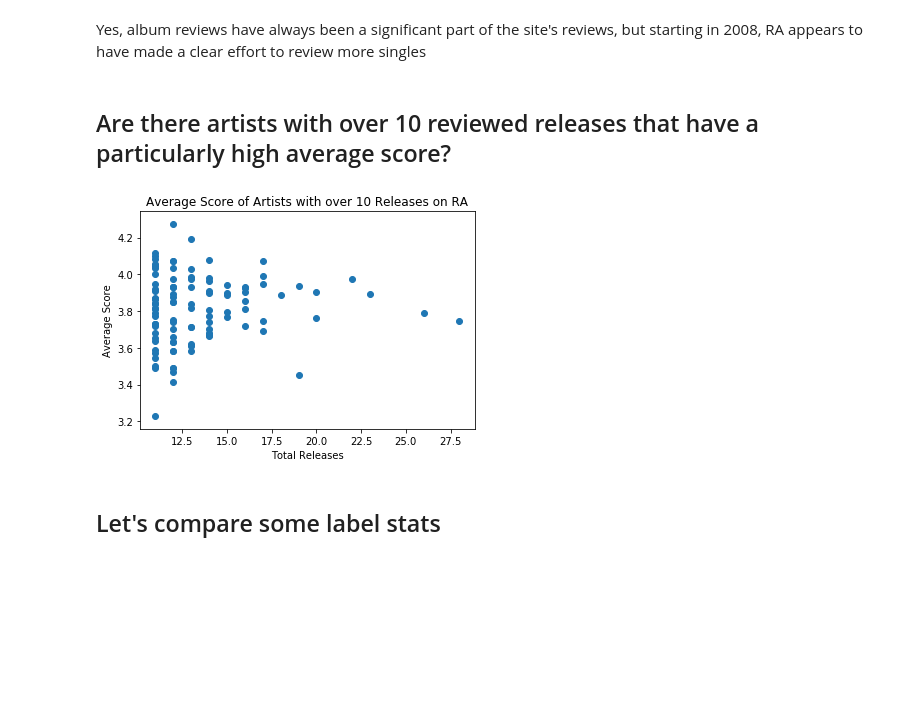
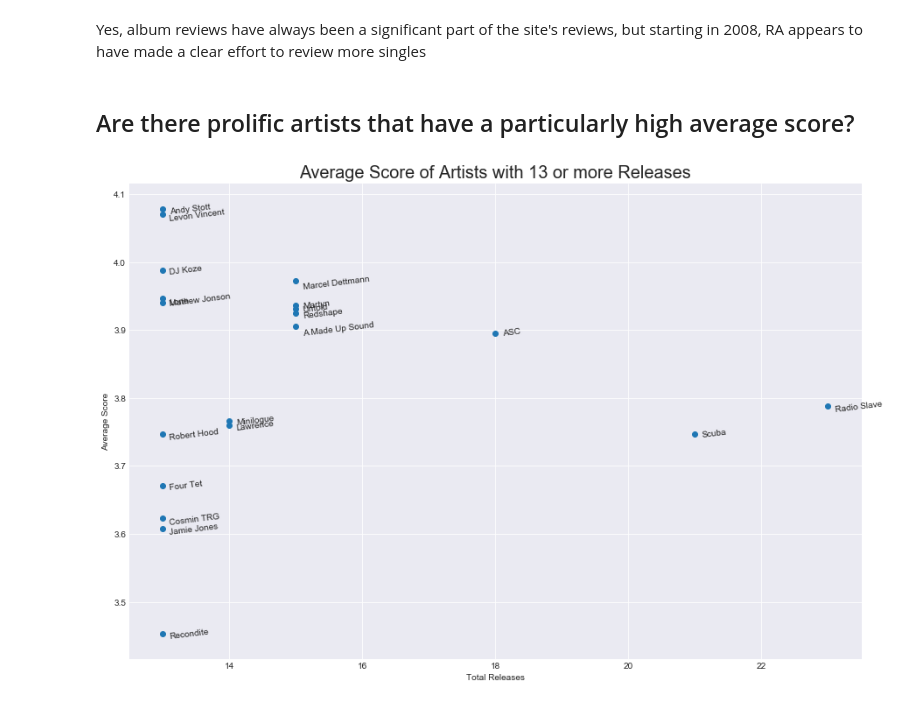
Before and after one commit to Sandy4321/RAReviewsData, a Jupyter notebook: RAanalysis.ipynb, the cells around one changed output. Saved outputs shown, nothing was run; the diff lists cells and outputs as text; code cells hidden in the pictures; blank space fills up the shorter version.

```diff
--- a/RAanalysis.ipynb
+++ b/RAanalysis.ipynb
@@ -37,3 +67,7 @@ def CleanMonths(row):
         return row['release_month']
     else:
         return look_up[str(df.review_published.iloc[0].month)]
+
+
+def StripWhitespace(artist):
+    return artist.rstrip()
@@ -47,3 +83,5 @@ df.review_published = pd.to_datetime(df.review_published)
 #apply cleaning functions defined above
 df.release_year = df.apply(CleanYears,axis=1)
 df.release_month = df.apply(CleanMonths,axis=1)
+fixed_artist = df.artist.apply(StripWhitespace)
+df.artist = fixed_artist
@@ -96,29 +136,47 @@ plt.show()
 # %% [markdown]
 Yes, album reviews have always been a significant part of the site's reviews, but starting in 2008, RA appears to have made a clear effort to review more singles
 # %% [markdown]
-## Are there artists with over 10 reviewed releases that have a particularly high average score?
+## Are there prolific artists that have a particularly high average score?
 # %%
-#group by artists and count how many reviews each artist has. Sort descending. Then lop off the first three, as those are Various Artists or unknown
-artist_count = df.groupby("artist").rating.count().sort_values(ascending=False).iloc[3:]
+#the japanese version of the site creates a separate review entry for some releases. This line removes those
+df_cleaned = df.sort_values(['artist','release_title','num_comments'],ascending=True).drop_duplicates(["artist",'release_title'],keep='last')
+
+#group by artists and count how many reviews each artist has. Sort descending. Then lop off the first two, as those are Various Artists or unknown
+artist_count = df_cleaned.groupby("artist").rating.count().sort_values(ascending=False).iloc[2:]
+
+#one more "Unknown Artist" placeholder artist to drop
+artist_count.drop('Unknown Artist',inplace=True)
+
 
 #create list of artists with over 10 releases
-artists_over_ten_releases = list(artist_count[artist_count > 10].index)
+artists_over_ten_releases = list(artist_count[artist_count > 12].index)
 
 #compile average ratings for those artists
 artist_average = df[df['artist'].isin(artists_over_ten_releases)].groupby("artist").rating.mean()
 
 #merge them into the same dataframe
 artist_average = artist_average.to_frame().reset_index()
 artist_count = artist_count.to_frame().reset_index()
 top_artists_releases_ratings = pd.merge(artist_average,artist_count,how="inner",on="artist").set_index("artist")
 top_artists_releases_ratings.columns = ['Avg Rating',"Releases"]
 
+artists_list = list(top_artists_releases_ratings.index)
+
+
+sns.set_style("darkgrid")
+plt.figure(figsize=(15,10))
 plt.scatter(top_artists_releases_ratings["Releases"],top_artists_releases_ratings["Avg Rating"])
+
+for i,txt in enumerate(artists_list):
+            plt.annotate(str(artists_list[i]).decode('utf-8'),
+                     (top_artists_releases_ratings["Releases"].iloc[i] + 0.1,
+                      top_artists_releases_ratings["Avg Rating"].iloc[i]),
+                     rotation=7,size=10
+                    )
+
 plt.xlabel("Total Releases")
 plt.ylabel("Average Score")
-plt.title("Average Score of Artists with over 10 Releases on RA")
+plt.title("Average Score of Artists with 13 or more Releases",size=20)
 plt.show()
 # %% [output]
-[figure, old version]
+[figure, new version]
-# %% [markdown]
-## Let's compare some label stats
```
Also changed, not shown: parts of 46 cells of this notebook.
